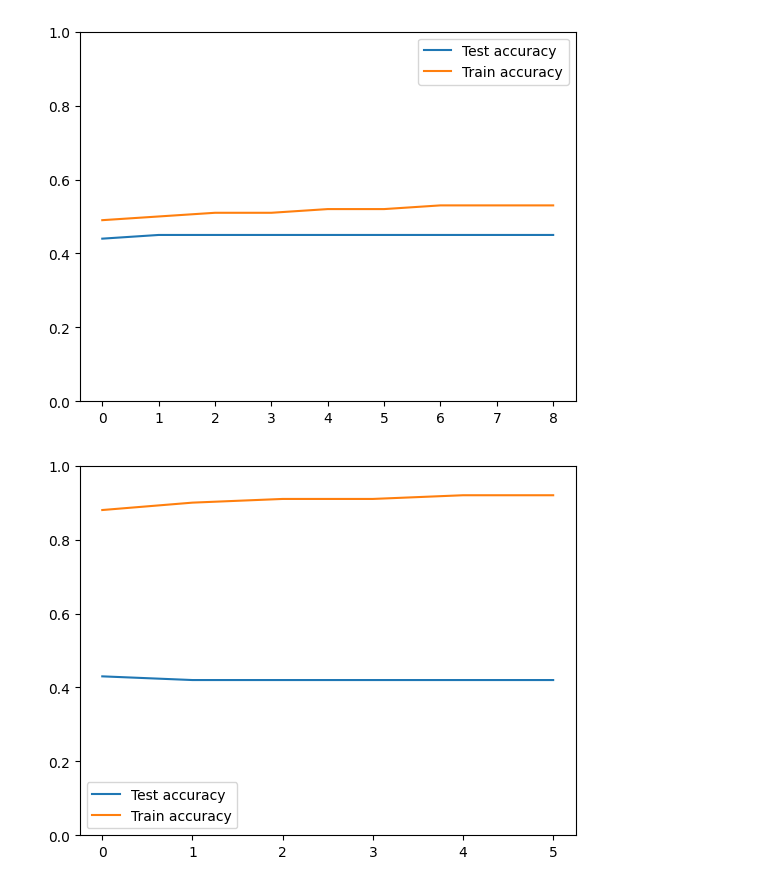
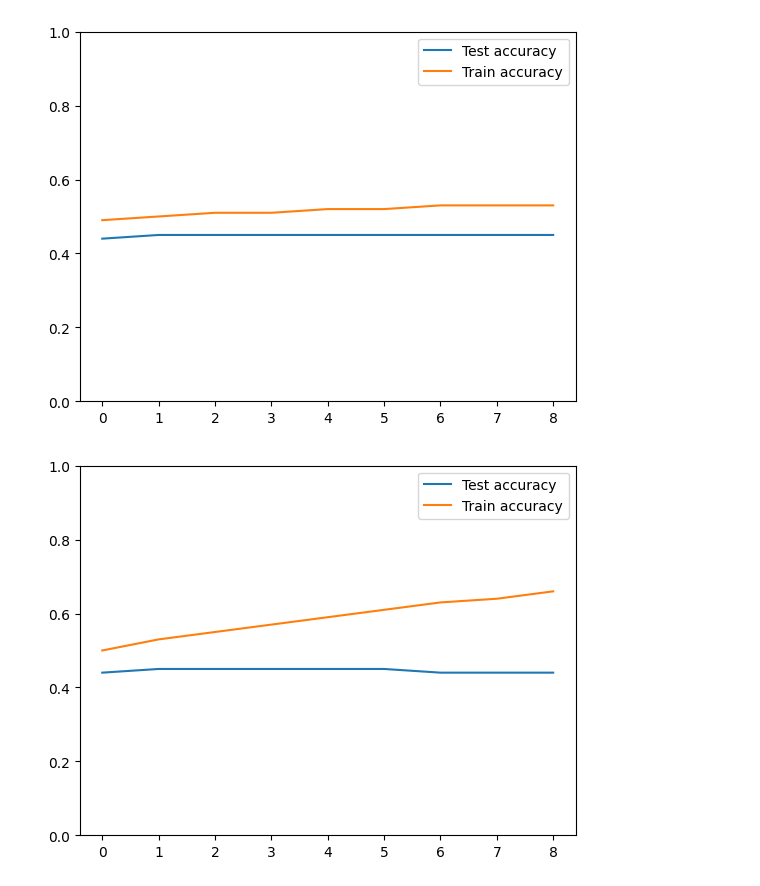
Before and after one commit to Massimo-Horvath/LLM-DeepLearning, a Jupyter notebook: LLM_Horvath_Folly-Dogba.ipynb, the cells around one changed output. Drawn from its saved outputs; the diff is of its cells as text; code cells hidden in the pictures.

```diff
--- a/LLM_Horvath_Folly-Dogba.ipynb
+++ b/LLM_Horvath_Folly-Dogba.ipynb
@@ -277,12 +292,12 @@ class CausalSelfAttention(nn.Module):
 # %%
 class TransformerBlock(nn.Module):
     """ This class is used to define a transformer block wich is self attention followed by a feed forward neural network. """
-    def __init__(self, n_embd, n_head, n_red, dropout, factor=2):
+    def __init__(self, n_embd, n_head, n_red, dropout, factor=4):
         super().__init__()
         self.attention = CausalSelfAttention(n_embd, n_head, n_red, dropout)
         self.mlp = nn.Sequential(
             nn.Linear(n_embd, n_embd * factor),
-            nn.GELU(),
+            nn.ReLU(),
             nn.Linear(n_embd * factor, n_embd),
             nn.Dropout(dropout)
         )
@@ -409,9 +465,10 @@ def load_params(file_path):
 ---
 # Acuracy function
 # %%
-def Accuracy(model , dataset, second_best = False):
+def Accuracy(model , dataset,train_data = False, second_best = False):
     model.to(device)
     model.eval()
+    dataset.set_data_mode(train_mode = train_data)
 
     correct = 0
     total = 0
@@ -507,0 +562,19 @@ Nombre de paramètres du modèle : 15938630
+# %%
+# Configurations
+block_size = 256
+batch_size = 64
+n_red = 1
+n_embd = 384  # Attention : n_reduction * n_head doit diviser n_embd
+n_layer = 6
+n_head = 6    # Nombre de têtes d'attention (N'affecte pas la vitesse)
+n_steps = 100
+lr = 3e-4
+
+# Initialisation du modèle
+model = GPT(vocab_size=len(tokens), block_size=block_size, n_embd=n_embd, n_layer=n_layer, n_head=n_head,n_red=n_red)
+
+dataset = CharDataset(tokenized_text, tokens, block_size=block_size)
+
+nb_params = sum([param.view(-1).size()[0] for param in model.parameters()])
+
+print(f"Nombre de paramètres du modèle : {nb_params}")
@@ -508,2 +583,2 @@ Nombre de paramètres du modèle : 15938630
 # %%
-train(model, trainset,testset, batch_size, n_epochs, lr, device,letter=letter)
+train_wrt_iters(model, dataset, batch_size, n_steps, lr, device)
@@ -647,7 +739,7 @@ plot_acc('light',10)
 plot_acc('light_context64',10)
 # %% [output]
 [figure]
-# %%
-plot_acc('Balanced',7)
-# %% [output]
-[figure, removed]
+# %%
+plot_acc('mid',10)
+# %% [output]
+[figure, added]
```
Also changed, not shown: parts of 18 cells of this notebook.
